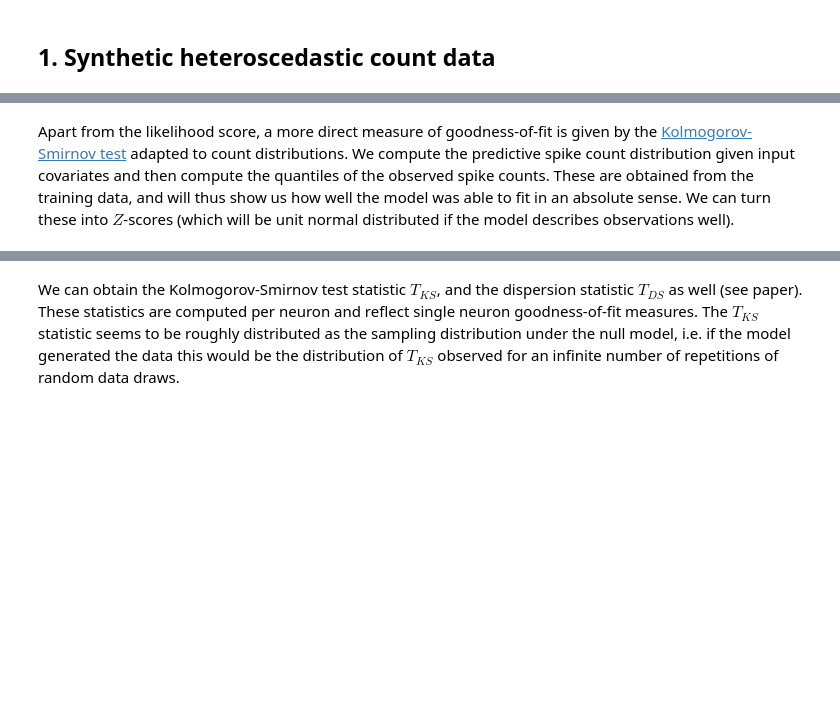
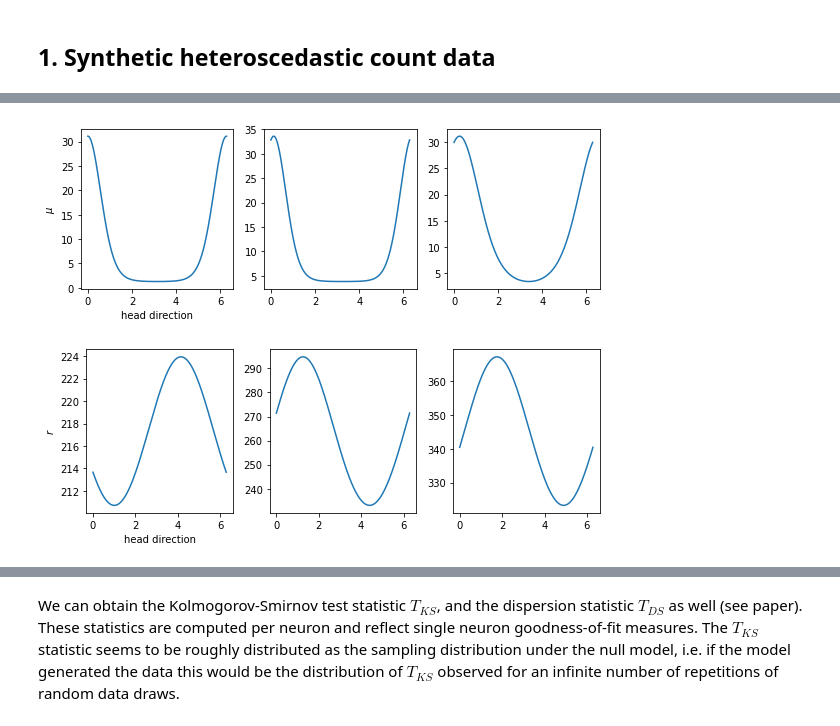
Before and after one commit to davindicode/universal-count-model, a Jupyter notebook: examples/spike_count_regression.ipynb, the cells around one changed output, grey strips where cells are left out. Saved outputs shown, nothing was run; the diff lists cells and outputs as text; code cells hidden in the pictures; blank space fills up the shorter version.

```diff
--- a/examples/spike_count_regression.ipynb
+++ b/examples/spike_count_regression.ipynb
@@ -364,2 +48,0 @@ TypeError: unsupported operand type(s) for +: 'NoneType' and 'float'
-# %% [markdown]
-Apart from the likelihood score, a more direct measure of goodness-of-fit is given by the [Kolmogorov-Smirnov test](https://en.wikipedia.org/wiki/Kolmogorov%E2%80%93Smirnov_test) adapted to count distributions. We compute the predictive spike count distribution given input covariates and then compute the quantiles of the observed spike counts. These are obtained from the training data, and will thus show us how well the model was able to fit in an absolute sense. We can turn these into $Z$-scores (which will be unit normal distributed if the model describes observations well).
@@ -390,0 +49,12 @@ Z = np.array(Z)  # Z scores of shape (neurons, timesteps)
+# %%
+timesamples = 10000
+rng = np.random.default_rng(123)  # seed RNG
+
+# Gaussian von Mises bump head direction model
+hd_t = np.empty(timesamples)
+hd_t[0] = 0#np.pi
+rn = rng.normal(size=(timesamples,))
+for k in range(1, timesamples):
+    hd_t[k] = hd_t[k-1] + 0.1*rn[k]
+
+hd_t = hd_t % (2*np.pi)
@@ -390,0 +80,33 @@ Z = np.array(Z)  # Z scores of shape (neurons, timesteps)
+# %%
+steps = 1000
+show_neurons = [0, 1, 2]
+covariates = np.linspace(0, 2*np.pi, steps)
+
+mu = vm_rate(covariates)
+r = vm_disp(covariates)
+# %%
+fig, axes = plt.subplots(1, len(show_neurons), figsize=(8, 3))
+
+for k, ne in enumerate(show_neurons):
+    line, = axes[k].plot(covariates, mu[ne, :])
+    if k == 0:
+        axes[k].set_xlabel('head direction')
+        axes[k].set_ylabel(r'$\mu$')
+
+fig.tight_layout()
+plt.show()
+
+
+fig, axes = plt.subplots(1, len(show_neurons), figsize=(8, 3))
+
+for k, ne in enumerate(show_neurons):
+    line, = axes[k].plot(covariates, r[ne, :])
+    if k == 0:
+        axes[k].set_xlabel('head direction')
+        axes[k].set_ylabel(r'$r$')
+
+fig.tight_layout()
+plt.show()
+# %% [output]
+[figure, added]
+[figure, added]
```
Also changed, not shown: parts of 67 cells of this notebook, 54 other files.
